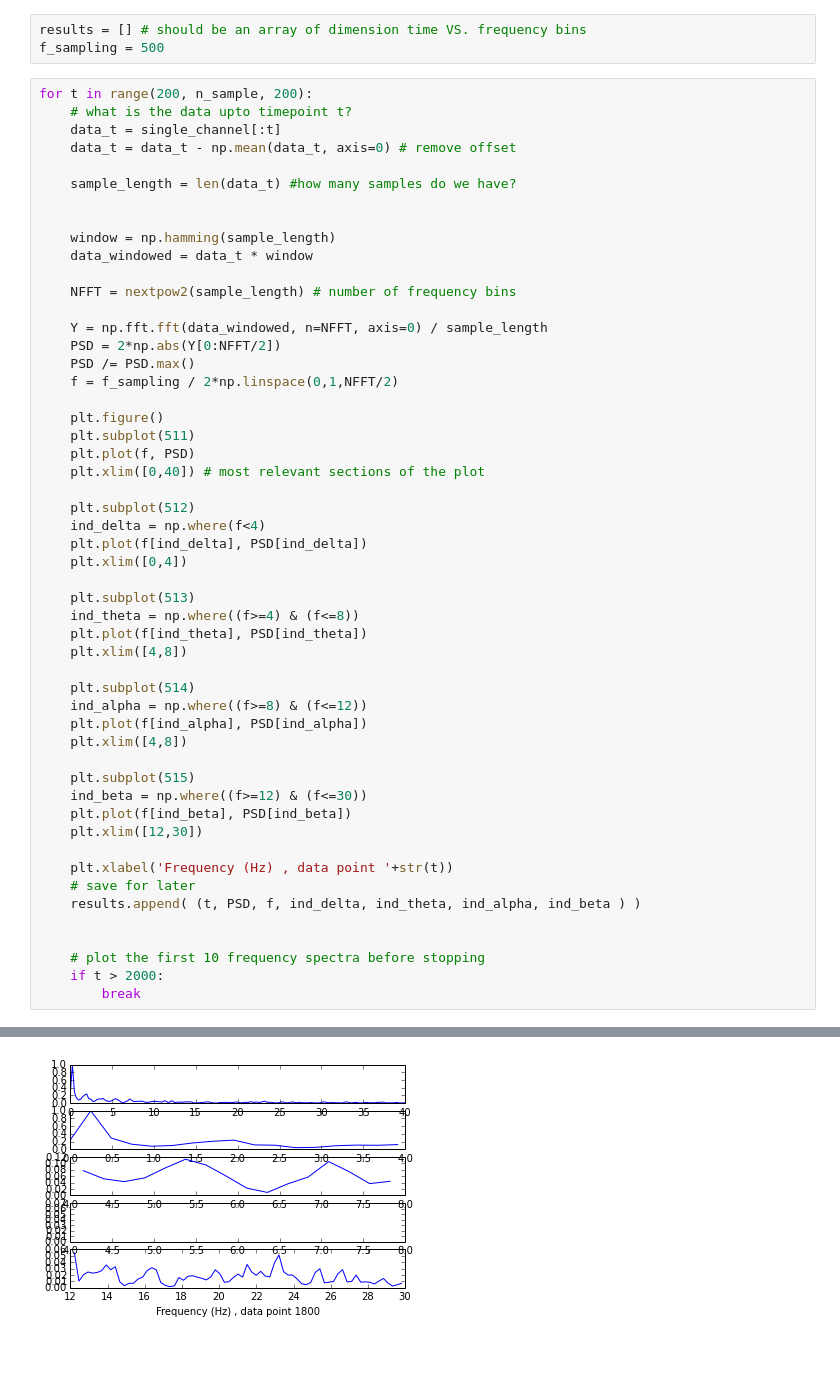
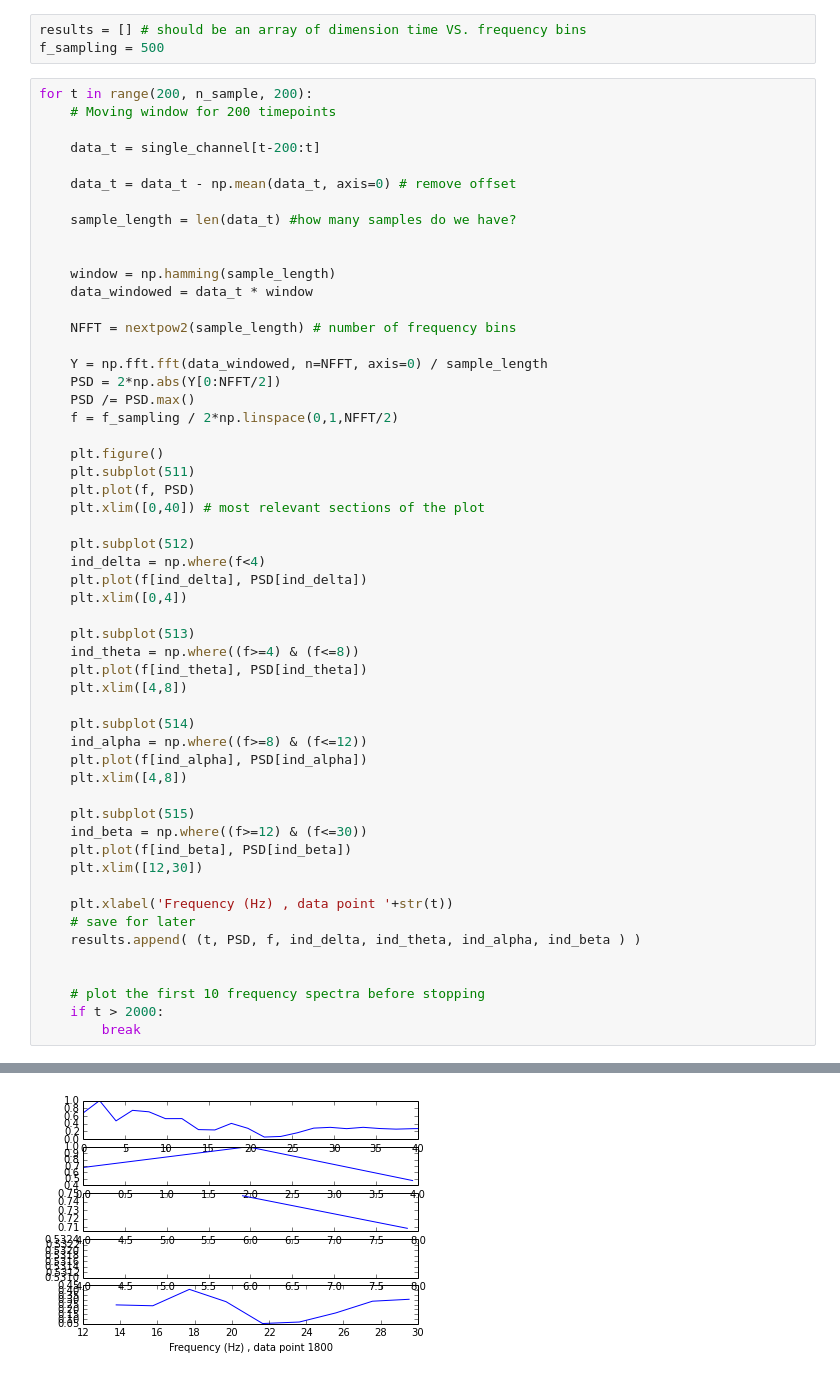
Before and after one commit to zafarali/physiosignal-research, a Jupyter notebook: Kaggle-EEG-GAP/EDA.ipynb, the cells around one changed output, grey strips where cells are left out. Drawn from its saved outputs; the diff is of its cells as text.

```diff
--- a/Kaggle-EEG-GAP/EDA.ipynb
+++ b/Kaggle-EEG-GAP/EDA.ipynb
@@ -127,8 +127,10 @@ results = [] # should be an array of dimension time VS. frequency bins
 f_sampling = 500
 # %%
 for t in range(200, n_sample, 200):
-    # what is the data upto timepoint t?
-    data_t = single_channel[:t]
+    # Moving window for 200 timepoints
+
+    data_t = single_channel[t-200:t]
+
     data_t = data_t - np.mean(data_t, axis=0) # remove offset
 
     sample_length = len(data_t) #how many samples do we have?
@@ -189 +191 @@ for t in range(200, n_sample, 200):
-[figure, old version]
+[figure, new version]
```
Also changed, not shown: parts of 5 cells of this notebook.
